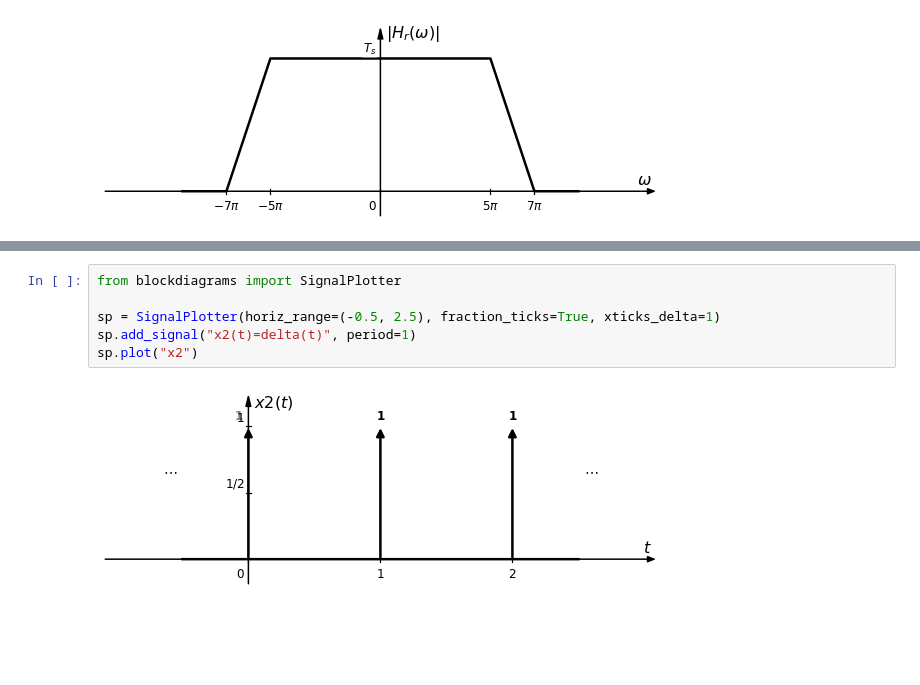
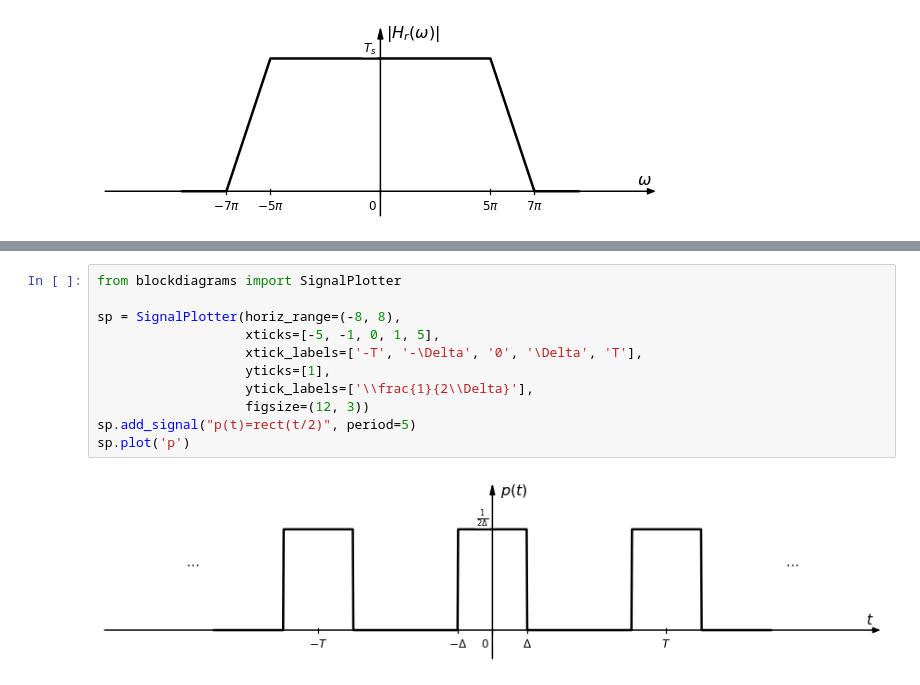
Before and after one commit to miguelmartfern/BlockDiagrams, a Jupyter notebook: docs/notebooks/signal_examples.ipynb, the cells around one changed output, grey strips where cells are left out. Drawn from its saved outputs; the diff is of its cells as text; blank space fills up the shorter version.

```diff
--- a/docs/notebooks/signal_examples.ipynb
+++ b/docs/notebooks/signal_examples.ipynb
@@ -243,8 +243,13 @@ sp.plot('x1')
-# %%
-from blockdiagrams import SignalPlotter
-
-sp = SignalPlotter(horiz_range=(-0.5, 2.5), fraction_ticks=True, xticks_delta=1)
-sp.add_signal("x2(t)=delta(t)", period=1)
-sp.plot("x2")
-# %% [output]
-[figure, removed]
+# %%
+from blockdiagrams import SignalPlotter
+
+sp = SignalPlotter(horiz_range=(-8, 8),
+                   xticks=[-5, -1, 0, 1, 5],
+                   xtick_labels=['-T', '-\Delta', '0', '\Delta', 'T'],
+                   yticks=[1],
+                   ytick_labels=['\\frac{1}{2\\Delta}'],
+                   figsize=(12, 3))
+sp.add_signal("p(t)=rect(t/2)", period=5)
+sp.plot('p')
+# %% [output]
+[figure, added]
```
Also changed, not shown: parts of 5 cells of this notebook, 1 other file.
